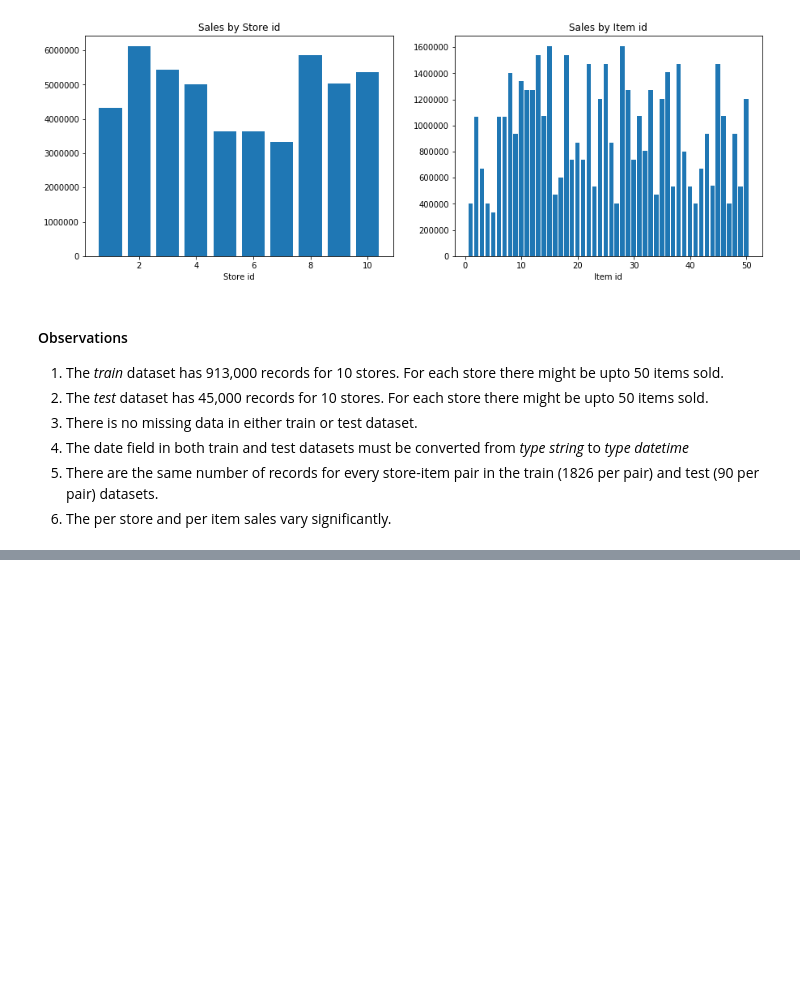
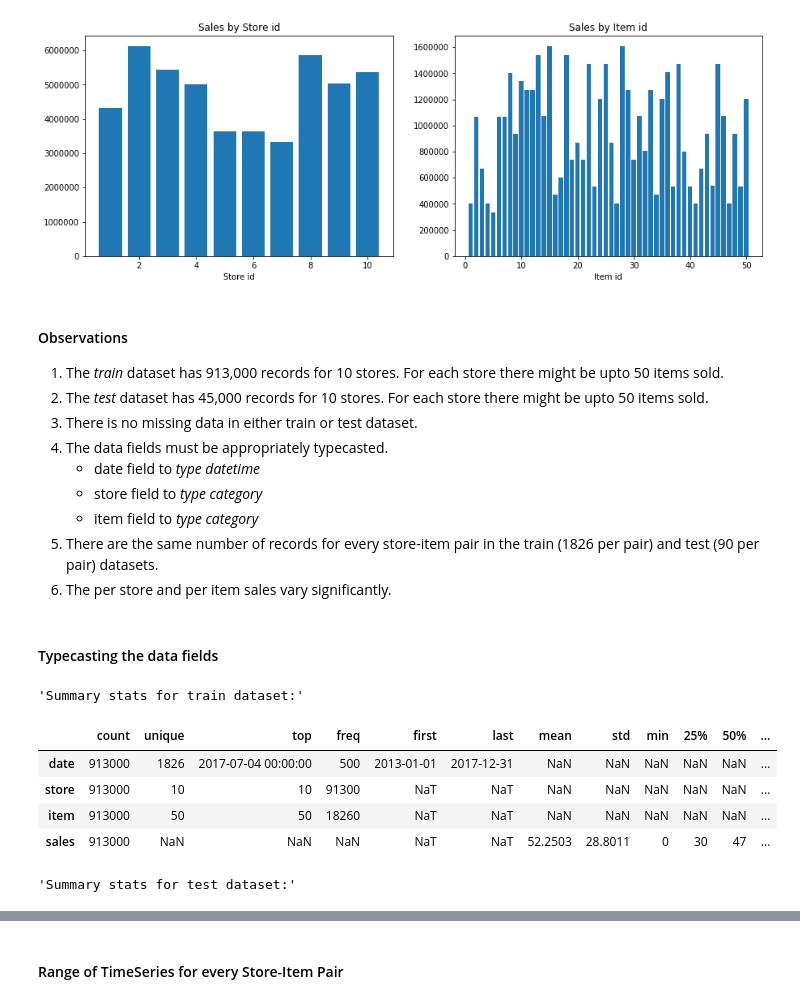
Before and after one commit to sanjeevgadre/Kaggle-Time-Series, a Jupyter notebook: EDA.ipynb, the cells around one changed output, grey strips where cells are left out. Saved outputs shown, nothing was run; the diff lists cells and outputs as text; code cells hidden in the pictures; blank space fills up the shorter version.

```diff
--- a/EDA.ipynb
+++ b/EDA.ipynb
@@ -156,7 +161,31 @@ The average value of sale across items is 954090, where as the median value is 9
     <li>The <i>train</i> dataset has 913,000 records for 10 stores. For each store there might be upto 50 items sold.
     <li>The <i>test</i> dataset has 45,000 records for 10 stores. For each store there might be upto 50 items sold.
     <li>There is no missing data in either train or test dataset.
-    <li>The date field in both train and test datasets must be converted from <i>type string</i> to <i>type datetime</i>
+    <li>The data fields must be appropriately typecasted.
+    <ul>
+        <li>date field to <i>type datetime</i>
+        <li>store field to <i>type category</i>
+        <li>item field to <i>type category</i>
+    </ul>
     <li>There are the same number of records for every store-item pair in the train (1826 per pair) and test (90 per pair) datasets.
     <li>The per store and per item sales vary significantly.
 </ol>
+# %% [markdown]
+#### Typecasting the data fields
+# %%
+train.date = pd.to_datetime(train.date, format = '%Y-%m-%d')
+test.date = pd.to_datetime(test.date, format = '%Y-%m-%d')
+
+train.store = train.store.astype('category')
+test.store = test.store.astype('category')
+
+train.item = train.item.astype('category')
+test.item = test.item.astype('category')
+# %% [output]
+'Summary stats for train dataset:'
+|  | count | unique | top | freq | first | last | mean | std | min | 25% | 50% | ... |
+| date | 913000 | 1826 | 2017-07-04 00:00:00 | 500 | 2013-01-01 | 2017-12-31 | NaN | NaN | NaN | NaN | NaN | ... |
+| store | 913000 | 10 | 10 | 91300 | NaT | NaT | NaN | NaN | NaN | NaN | NaN | ... |
+| item | 913000 | 50 | 50 | 18260 | NaT | NaT | NaN | NaN | NaN | NaN | NaN | ... |
+| sales | 913000 | NaN | NaN | NaN | NaT | NaT | 52.2503 | 28.8011 | 0 | 30 | 47 | ... |
+'Summary stats for test dataset:'
@@ -162,0 +197,2 @@ The average value of sale across items is 954090, where as the median value is 9
+# %% [markdown]
+#### Range of TimeSeries for every Store-Item Pair
```
Also changed, not shown: parts of 5 cells of this notebook.
